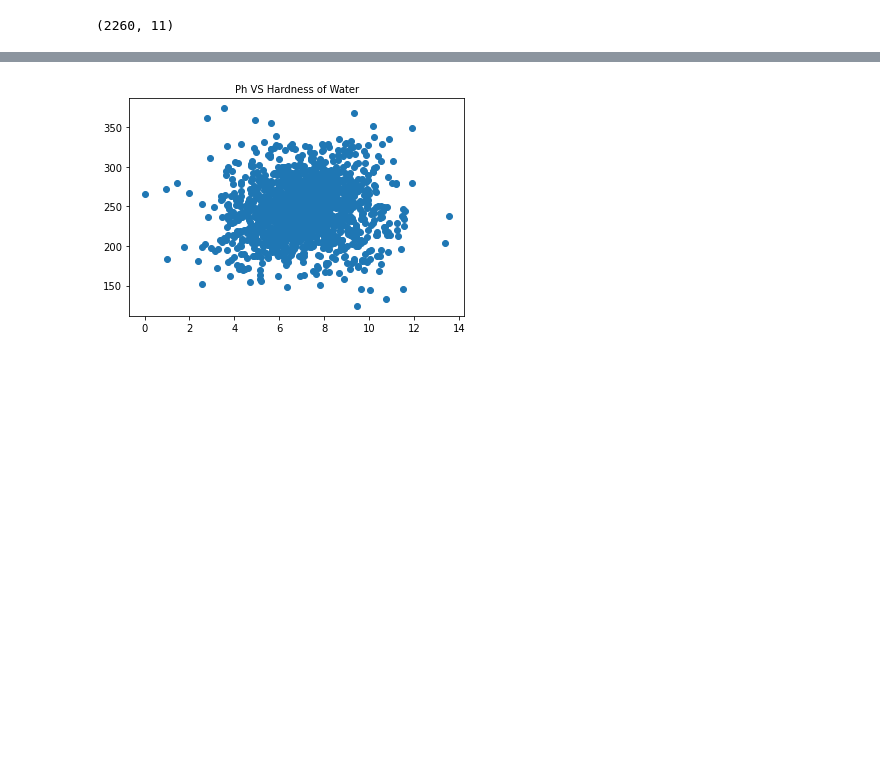
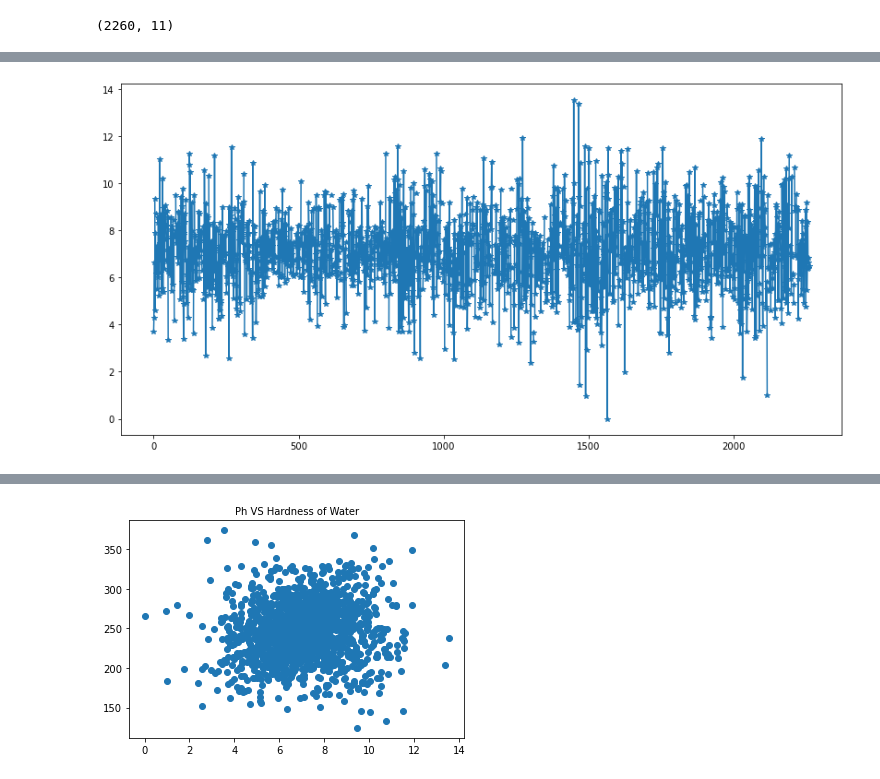
Before and after one commit to Oluwadara-Adepoju/Python_Tutorials, a Jupyter notebook: Matplolib/Introduction.ipynb, the cells around one changed output, grey strips where cells are left out. Drawn from its saved outputs; the diff is of its cells as text; code cells hidden in the pictures; blank space fills up the shorter version.

```diff
--- a/Matplolib/Introduction.ipynb
+++ b/Matplolib/Introduction.ipynb
@@ -56,0 +65,6 @@ data.shape
+# %%
+plt. figure(figsize=(14,7))
+plt.plot(data['ph'], marker ='*')
+plt.show()
+# %% [output]
+[figure, added]
```
Also changed, not shown: parts of 7 cells of this notebook.
